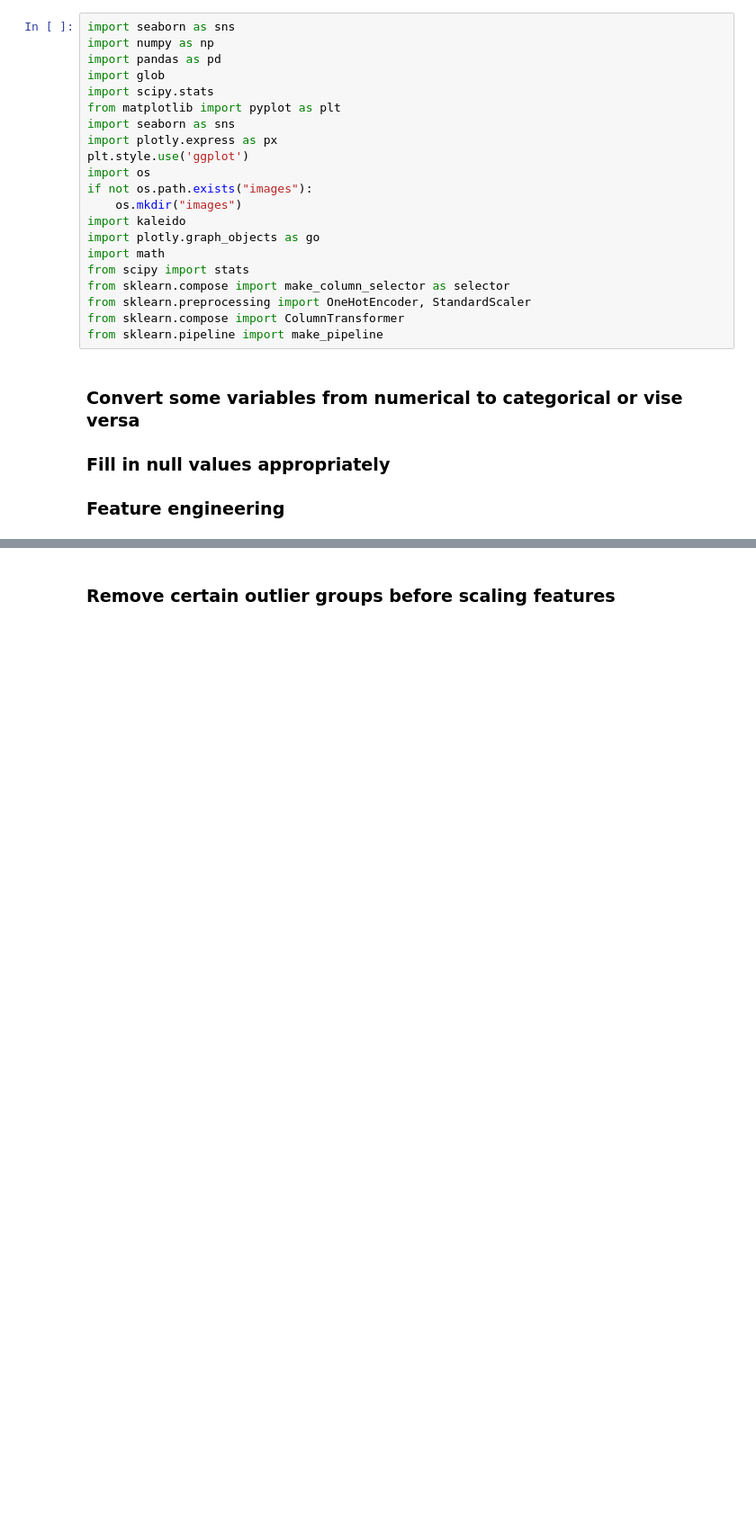
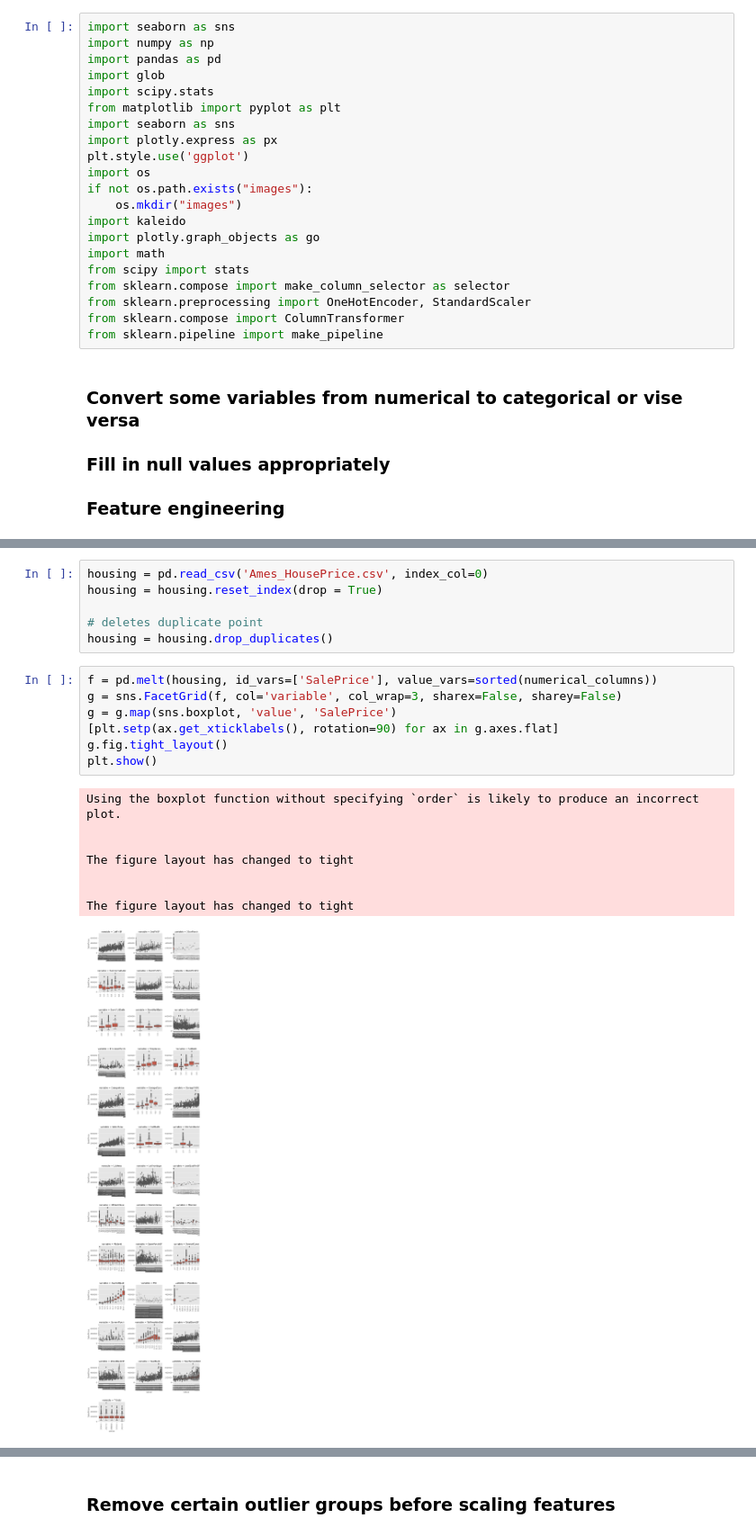
Before and after one commit to Na-ta-lie/Ames-Price-Prediction, a Jupyter notebook: preprocessing_better.ipynb, the cells around one changed output, grey strips where cells are left out. Shown at 90% size. Cells and saved outputs as stored; diff of their text form; blank space fills up the shorter version.

```diff
--- a/preprocessing_better.ipynb
+++ b/preprocessing_better.ipynb
@@ -135,0 +26,22 @@ fig.show()
+# %%
+housing = pd.read_csv('Ames_HousePrice.csv', index_col=0)
+housing = housing.reset_index(drop = True)
+
+# deletes duplicate point
+housing = housing.drop_duplicates()
+# %%
+f = pd.melt(housing, id_vars=['SalePrice'], value_vars=sorted(numerical_columns))
+g = sns.FacetGrid(f, col='variable', col_wrap=3, sharex=False, sharey=False)
+g = g.map(sns.boxplot, 'value', 'SalePrice')
+[plt.setp(ax.get_xticklabels(), rotation=90) for ax in g.axes.flat]
+g.fig.tight_layout()
+plt.show()
+# %% [output]
+Using the boxplot function without specifying `order` is likely to produce an incorrect plot.
+
+
+The figure layout has changed to tight
+
+
+The figure layout has changed to tight
+[figure, added]
```
Also changed, not shown: parts of 35 cells of this notebook, 1 other file.
